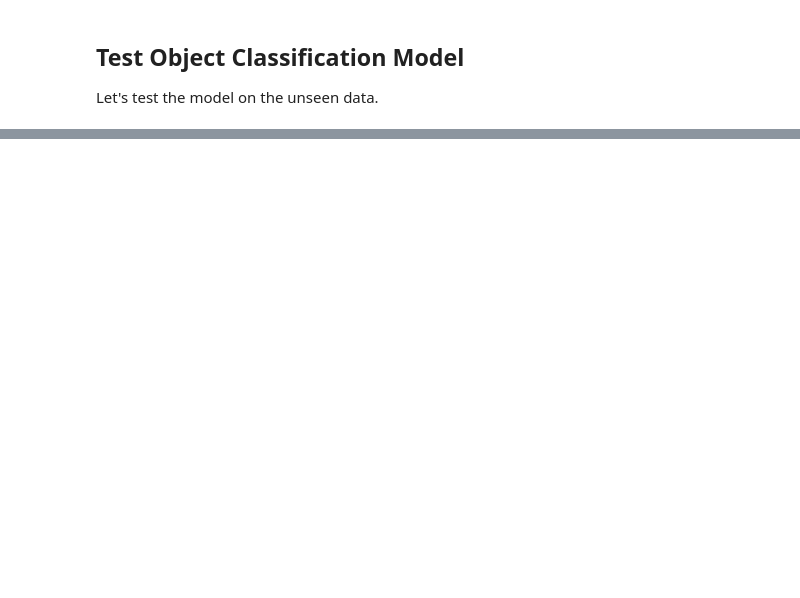
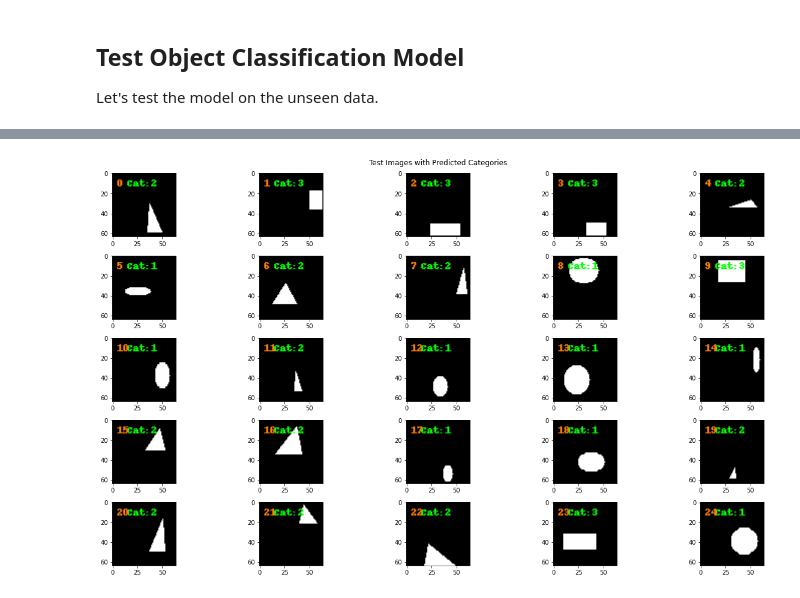
Before and after one commit to mmgalushka/squids, a Jupyter notebook: notebooks/single-object-classifier.ipynb, the cells around one changed output, grey strips where cells are left out. Cells and saved outputs as stored; diff of their text form; code cells hidden in the pictures; blank space fills up the shorter version.

```diff
--- a/notebooks/single-object-classifier.ipynb
+++ b/notebooks/single-object-classifier.ipynb
@@ -126,6 +96,8 @@ model = tf.keras.models.Sequential([
             kernel_size=(3, 3),
             padding='same',
             input_shape=(64, 64, 3)),
+    tf.keras.layers.MaxPooling2D(
+            pool_size=(2, 2)),
 	tf.keras.layers.Flatten(),
 	tf.keras.layers.Dense(
 		1024,
@@ -144,10 +116,17 @@ Train the model.
 # %%
+checkpoint_callback = tf.keras.callbacks.ModelCheckpoint(
+    "best_weights.h5",
+    monitor='val_loss',
+    mode="min",
+    save_best_only=True,
+    verbose=1)
 model.fit(
     ds_train,
     steps_per_epoch = train_steps_per_epoch,
     epochs=10,
     validation_data=ds_val,
     validation_steps = val_steps_per_epoch,
+    callbacks=checkpoint_callback,
     verbose=1
 )
 # %% [output]
@@ -220,0 +180,32 @@ ModuleNotFoundError: No module named 'sklearn'
+# %%
+preprocessed_images = np.array(
+    [np.array(image) for image in images]
+) / 255.0
+
+model.load_weights("best_weights.h5")
+predictions = model.predict(preprocessed_images)
+
+sample = 0
+for image, prediction in zip(images, predictions):
+    draw = ImageDraw.Draw(image)
+
+    category_id = np.argmax(prediction)
+
+    draw.text(
+        (15, 5),
+        "Cat:" + str(category_id),
+        "#00FF00",
+        font=ImageFont.load_default(),
+    )
+
+    draw.text(
+        (5,5),
+        str(sample),
+        "#FF8000",
+        font=ImageFont.load_default(),
+    )
+    sample += 1
+
+plot_images(images, "Test Images with Predicted Categories")
+# %% [output]
+[figure, added]
```
Also changed, not shown: parts of 18 cells of this notebook, 13 other files.
